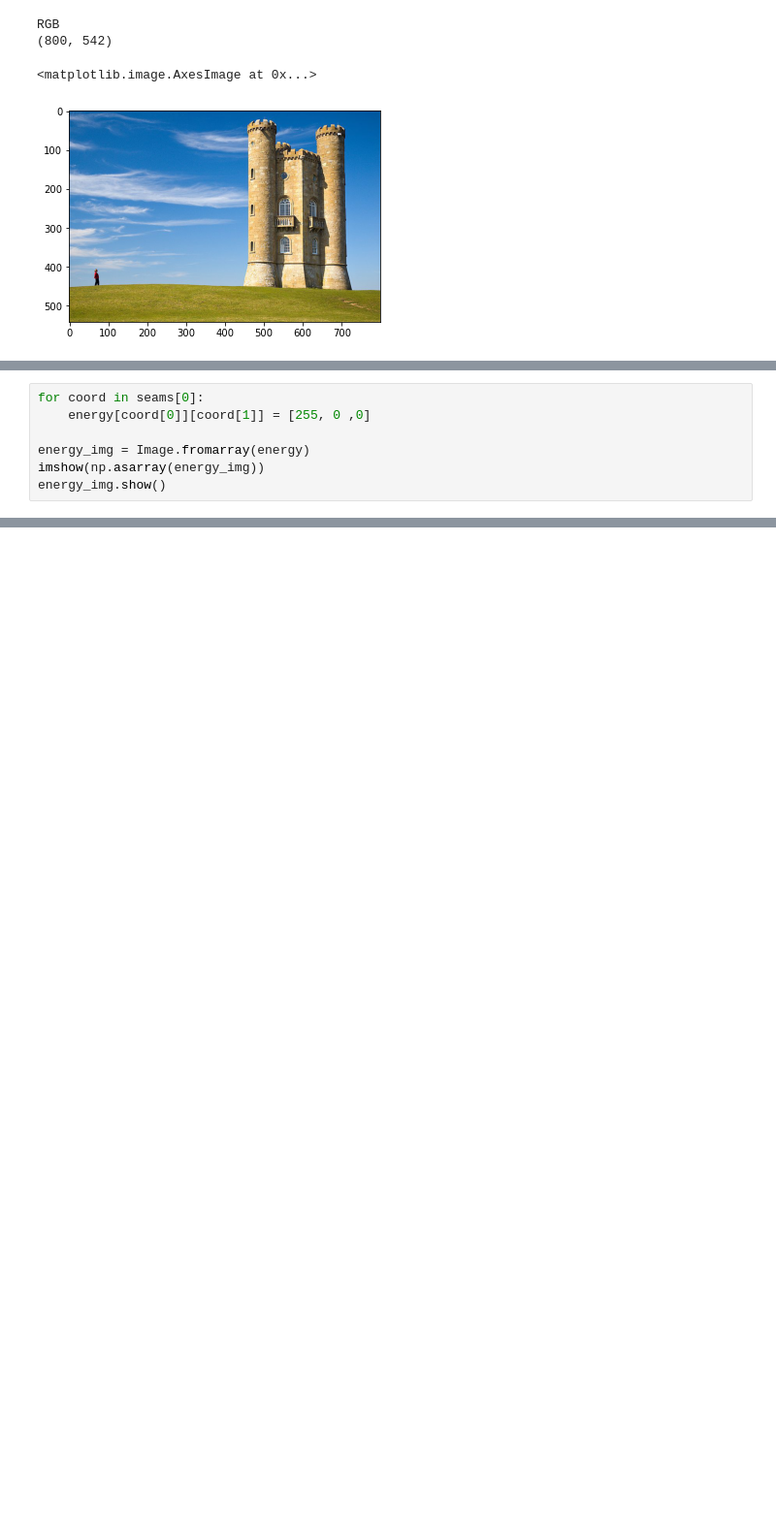
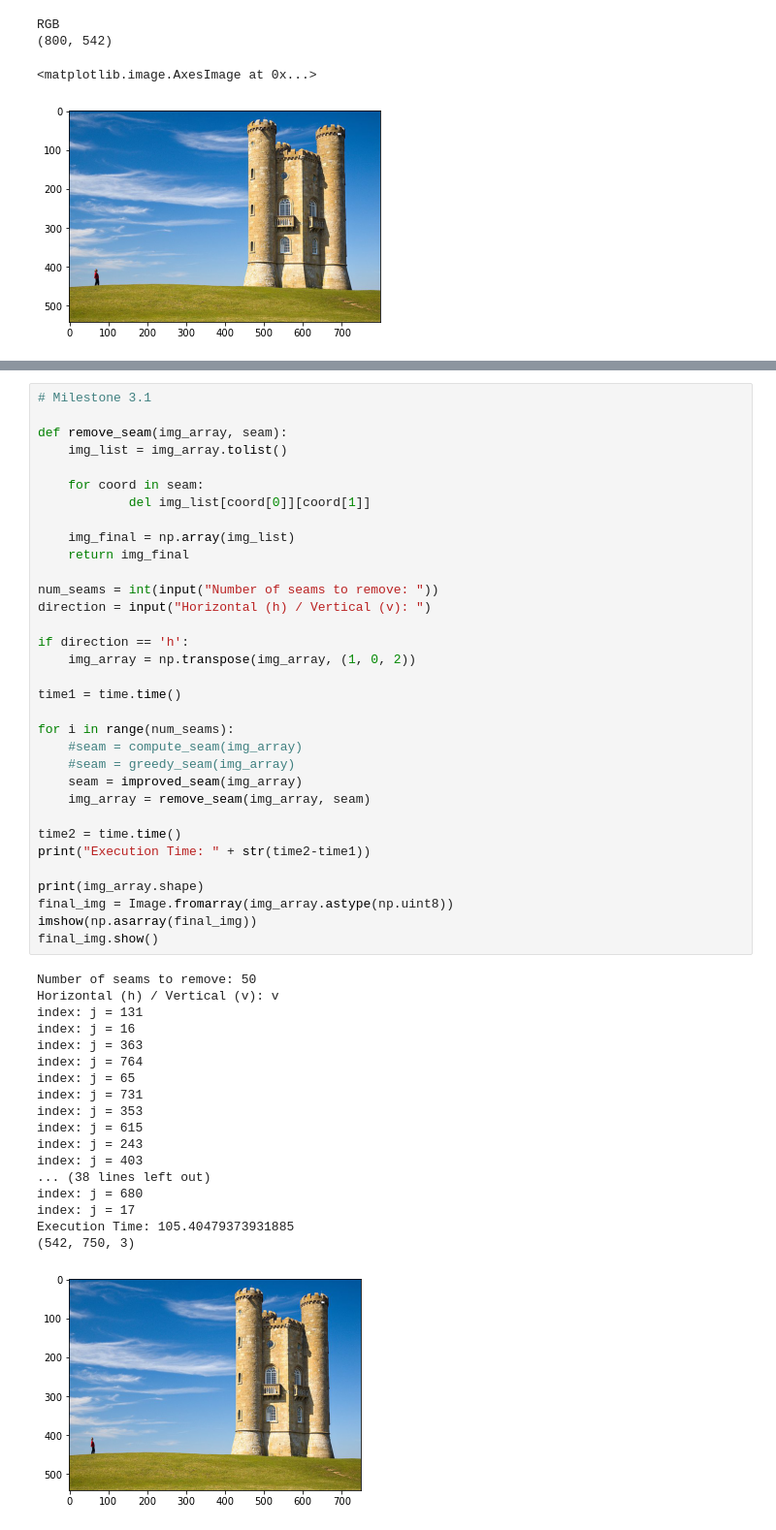
Before and after one commit to tantrumXO/Seam-Carving, a Jupyter notebook: CG_Project.ipynb, the cells around one changed output, grey strips where cells are left out. Shown: that part at 97% size. Saved outputs shown, nothing was run; the diff lists cells and outputs as text; blank space fills up the shorter version.

```diff
--- a/CG_Project.ipynb
+++ b/CG_Project.ipynb
@@ -195,7 +197,0 @@ index: j = 769
-# %%
-for coord in seams[0]:
-    energy[coord[0]][coord[1]] = [255, 0 ,0]
-
-energy_img = Image.fromarray(energy)
-imshow(np.asarray(energy_img))
-energy_img.show()
@@ -203,0 +310,52 @@ energy_img.show()
+# %%
+# Milestone 3.1
+
+def remove_seam(img_array, seam):
+    img_list = img_array.tolist()
+
+    for coord in seam:
+            del img_list[coord[0]][coord[1]]
+
+    img_final = np.array(img_list)
+    return img_final
+
+num_seams = int(input("Number of seams to remove: "))
+direction = input("Horizontal (h) / Vertical (v): ")
+
+if direction == 'h':
+    img_array = np.transpose(img_array, (1, 0, 2))
+
+time1 = time.time()
+
+for i in range(num_seams):
+    #seam = compute_seam(img_array)
+    #seam = greedy_seam(img_array)
+    seam = improved_seam(img_array)
+    img_array = remove_seam(img_array, seam)
+
+time2 = time.time()
+print("Execution Time: " + str(time2-time1))
+
+print(img_array.shape)
+final_img = Image.fromarray(img_array.astype(np.uint8))
+imshow(np.asarray(final_img))
+final_img.show()
+# %% [output]
+Number of seams to remove: 50
+Horizontal (h) / Vertical (v): v
+index: j = 131
+index: j = 16
+index: j = 363
+index: j = 764
+index: j = 65
+index: j = 731
+index: j = 353
+index: j = 615
+index: j = 243
+index: j = 403
+... (38 lines left out)
+index: j = 680
+index: j = 17
+Execution Time: 105.40479373931885
+(542, 750, 3)
+[figure, added]
```
Also changed, not shown: parts of 9 cells of this notebook, 19 other files.
